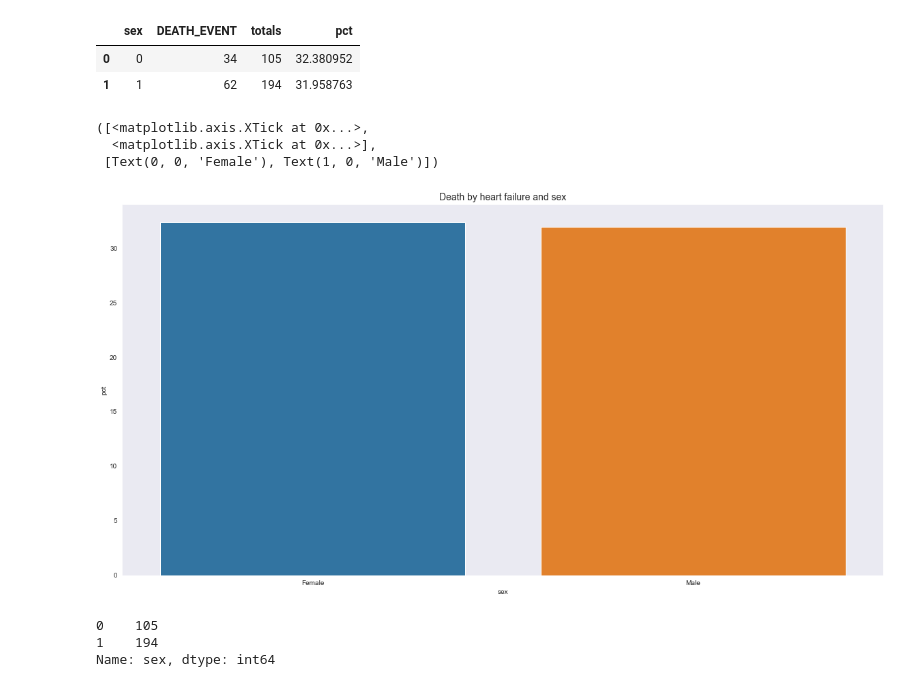
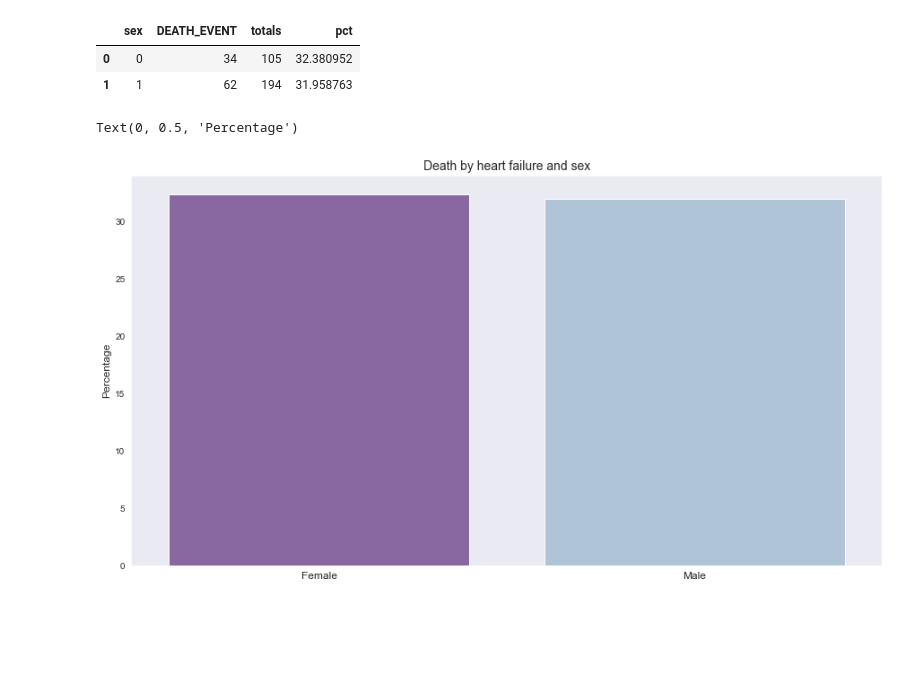
Before and after one commit to pmmc92/Heart_Failure, a Jupyter notebook: mf.ipynb, the cells around one changed output. Saved outputs shown, nothing was run; the diff lists cells and outputs as text; code cells hidden in the pictures; blank space fills up the shorter version.

```diff
--- a/mf.ipynb
+++ b/mf.ipynb
@@ -127,10 +127,10 @@ for i in range(len(discrete.columns)):
 # %% [markdown]
 ### Sex and Death
 # %%
-smk = df.groupby("sex")["DEATH_EVENT"].sum().reset_index()
+sex = df.groupby("sex")["DEATH_EVENT"].sum().reset_index()
 totals = pd.DataFrame(df["sex"].value_counts(ascending=True))
 totals.columns = ["totals"]
-pct_table = pd.concat([smk,totals], axis = 1)
+pct_table = pd.concat([sex,totals], axis = 1)
 pct_table["pct"] = pct_table["DEATH_EVENT"] * 100 / pct_table["totals"]
 pct_table
 # %% [output]
@@ -138,19 +138,13 @@ pct_table
 | 0 | 0 | 34 | 105 | 32.380952 |
 | 1 | 1 | 62 | 194 | 31.958763 |
 # %%
-plt.figure(figsize =(20,10))
+plt.figure(figsize =(15,8))
 sns.set_style("dark")
-sns.barplot(x = "sex", y = "pct", data = pct_table)
+sns.barplot(x = "sex", y = "pct", data = pct_table, palette = "BuPu_r")
 plt.title("Death by heart failure and sex", size = 14)
-plt.xticks([0,1],["Female","Male"])
+plt.xticks([0,1],["Female","Male"], size = 12)
+plt.xlabel("")
+plt.ylabel("Percentage", size = 12)
 # %% [output]
-([<matplotlib.axis.XTick at 0x...>,
-  <matplotlib.axis.XTick at 0x...>],
- [Text(0, 0, 'Female'), Text(1, 0, 'Male')])
+Text(0, 0.5, 'Percentage')
-[figure, old version]
+[figure, new version]
-# %%
-totals
-# %% [output]
-0    105
-1    194
-Name: sex, dtype: int64
```
Also changed, not shown: parts of 10 cells of this notebook.
